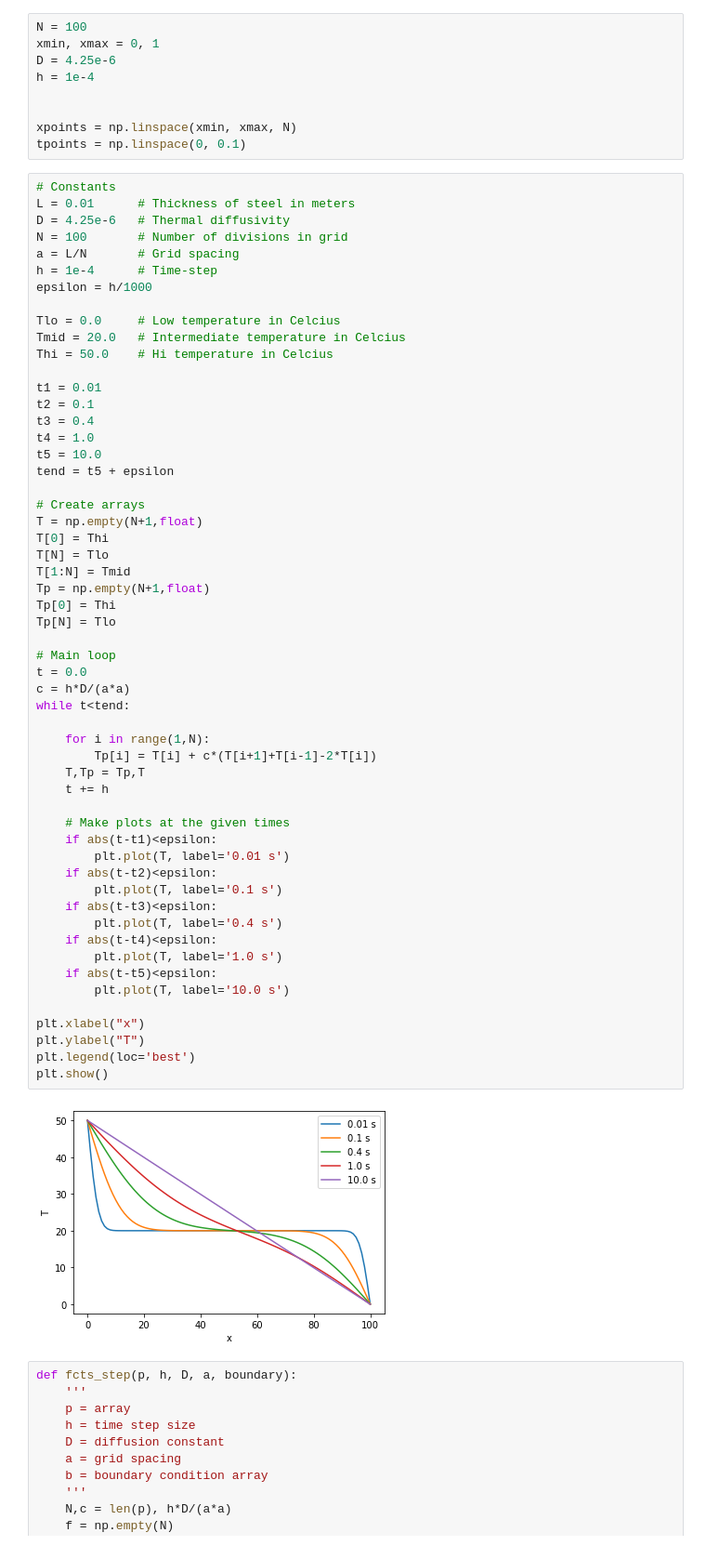
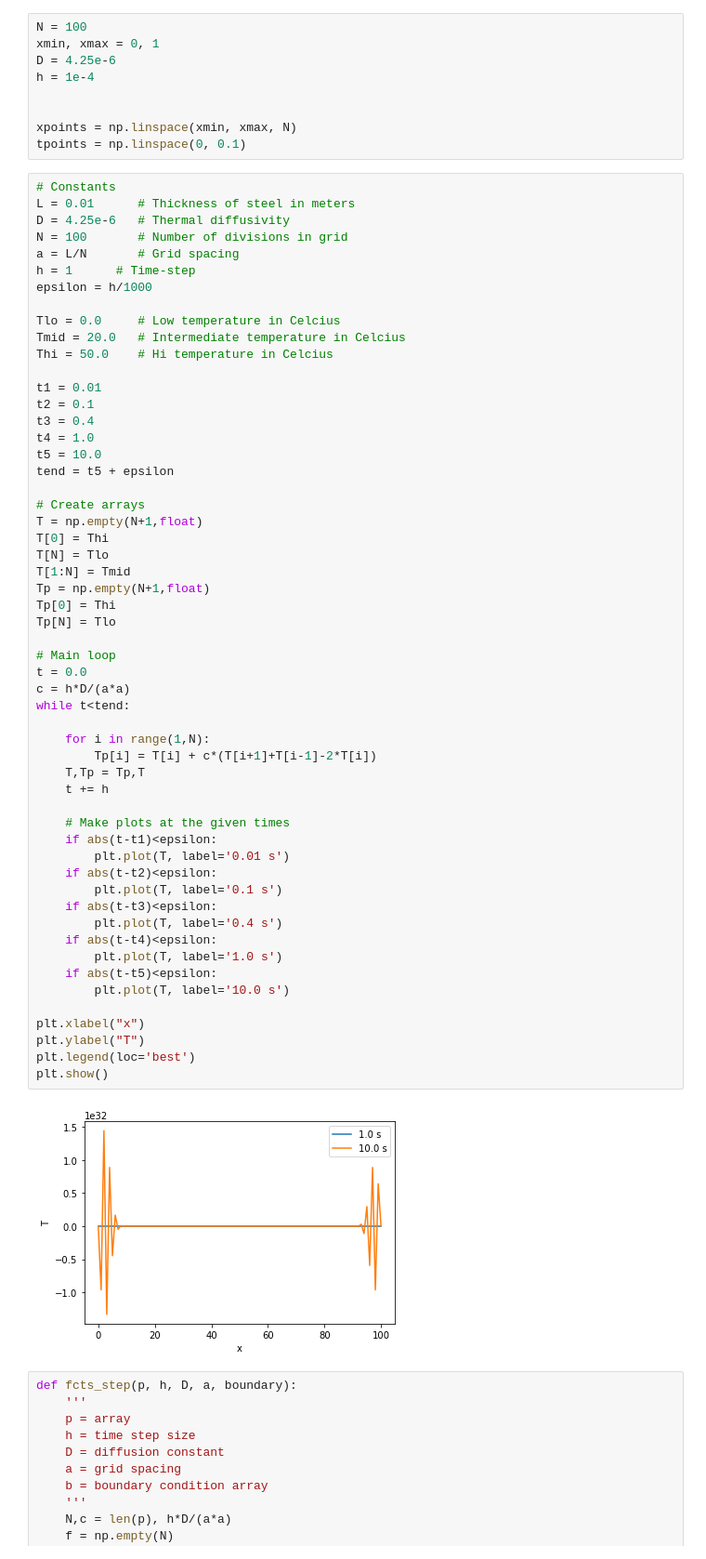
Before and after one commit to quarkron/AP155, a Jupyter notebook: Weeks 10-11/ftcs method.ipynb, the cells around one changed output. Shown at 93% size. Drawn from its saved outputs; the diff is of its cells as text.

```diff
--- a/Weeks 10-11/ftcs method.ipynb
+++ b/Weeks 10-11/ftcs method.ipynb
@@ -26,7 +26,7 @@ L = 0.01      # Thickness of steel in meters
 D = 4.25e-6   # Thermal diffusivity
 N = 100       # Number of divisions in grid
 a = L/N       # Grid spacing
-h = 1e-4      # Time-step
+h = 1      # Time-step
 epsilon = h/1000
 
 Tlo = 0.0     # Low temperature in Celcius
@@ -49,34 +49,34 @@ Tp = np.empty(N+1,float)
 Tp[0] = Thi
 Tp[N] = Tlo
 
 # Main loop
 t = 0.0
 c = h*D/(a*a)
 while t<tend:
 
     for i in range(1,N):
         Tp[i] = T[i] + c*(T[i+1]+T[i-1]-2*T[i])
     T,Tp = Tp,T
     t += h
 
     # Make plots at the given times
     if abs(t-t1)<epsilon:
         plt.plot(T, label='0.01 s')
     if abs(t-t2)<epsilon:
         plt.plot(T, label='0.1 s')
     if abs(t-t3)<epsilon:
         plt.plot(T, label='0.4 s')
     if abs(t-t4)<epsilon:
         plt.plot(T, label='1.0 s')
     if abs(t-t5)<epsilon:
         plt.plot(T, label='10.0 s')
 
 plt.xlabel("x")
 plt.ylabel("T")
 plt.legend(loc='best')
 plt.show()
 # %% [output]
-[figure, old version]
+[figure, new version]
 # %%
 def fcts_step(p, h, D, a, boundary):
     '''
```
Also changed, not shown: 15 other files.
